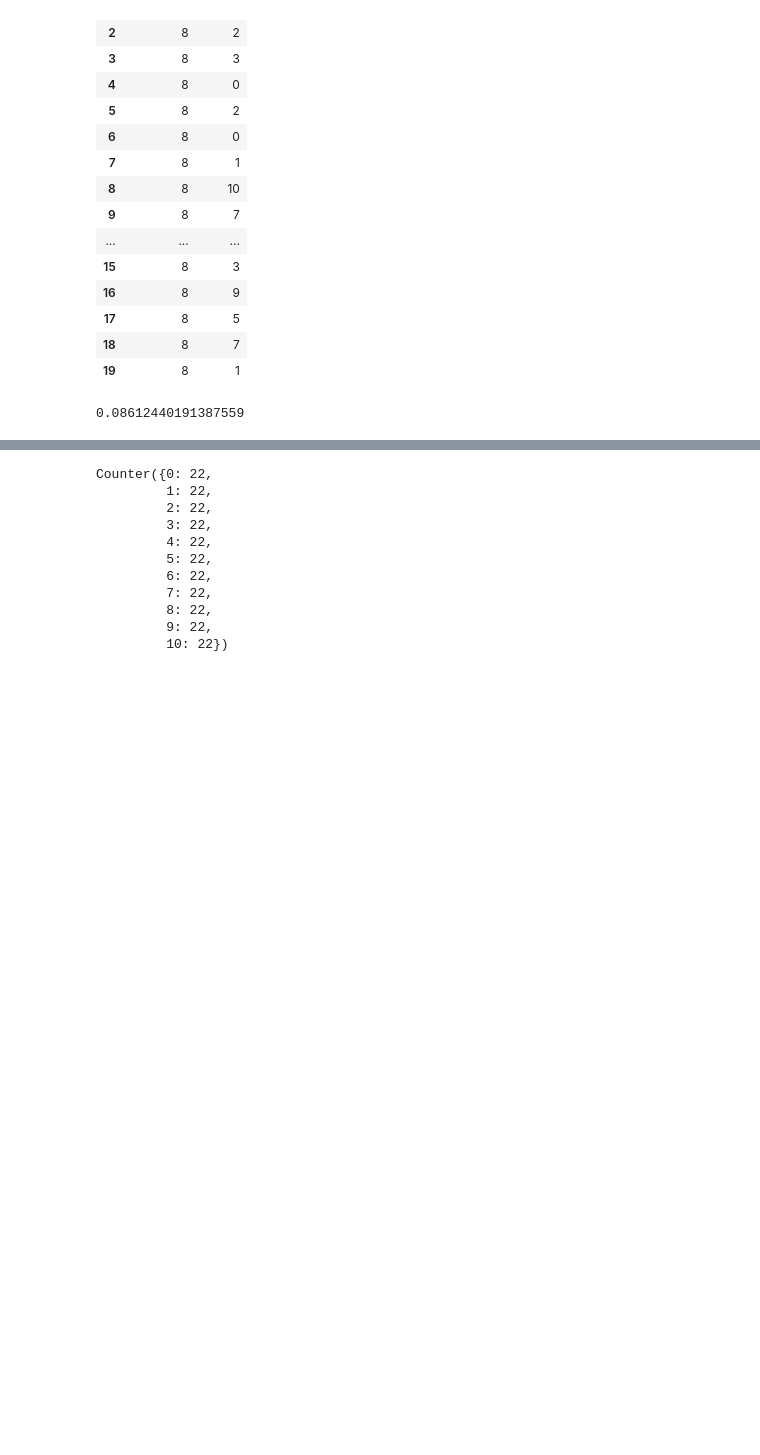
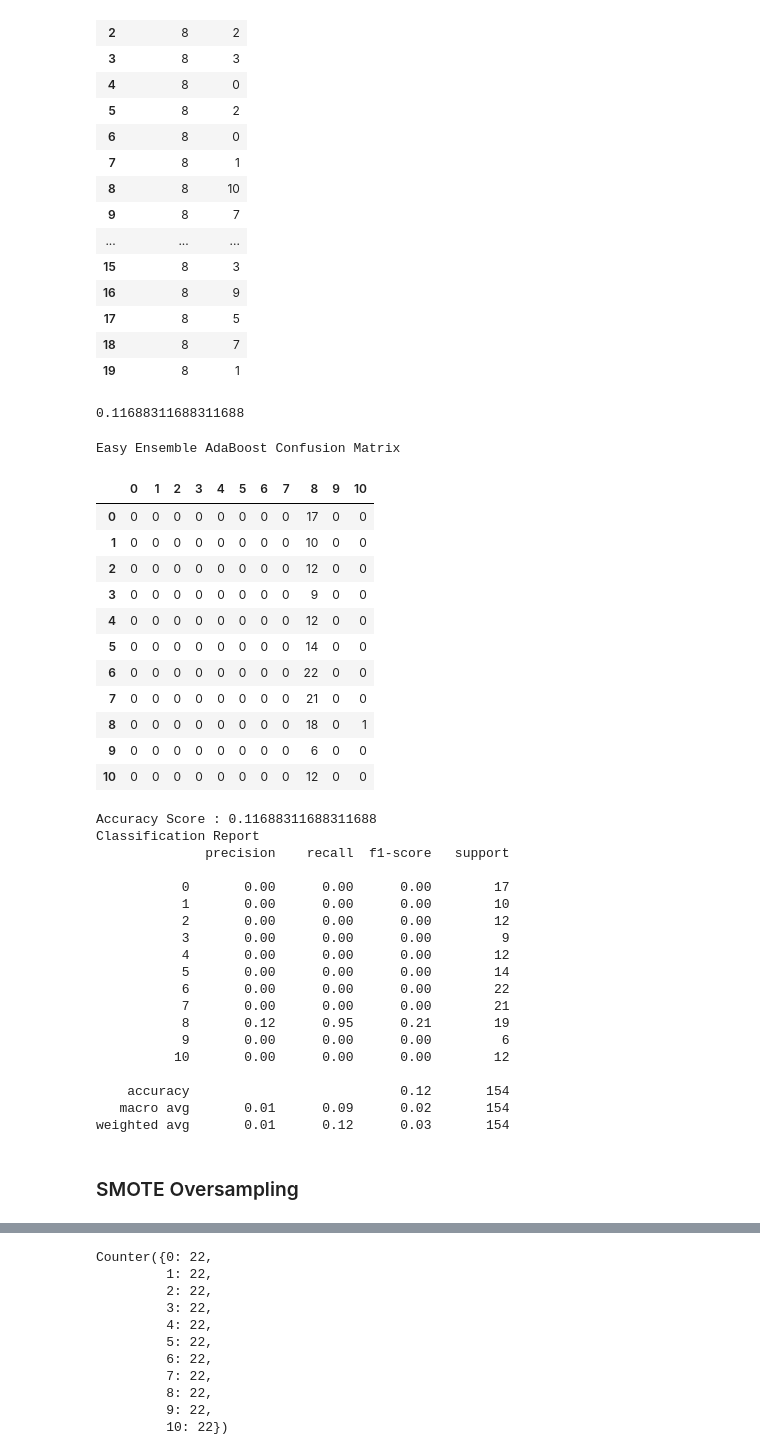
Before and after one commit to mbthompson14/final_project, a Jupyter notebook: linearregression_mental_health_music.ipynb, the cells around one changed output, grey strips where cells are left out. Cells and saved outputs as stored; diff of their text form; code cells hidden in the pictures; blank space fills up the shorter version.

Commit message:
updating machine models
updating machine learning models

```diff
--- a/linearregression_mental_health_music.ipynb
+++ b/linearregression_mental_health_music.ipynb
@@ -139,9 +246,9 @@ model.fit(X_resampled, y_resampled)
 # %% [output]
 LogisticRegression(random_state=1)
 # %%
-y_pred = model.predict(X_test)
+y_pred2 = model.predict(X_test)
 
-results = pd.DataFrame({"Prediction": y_pred, "Actual": y_test}).reset_index(drop=True)
+results = pd.DataFrame({"Prediction": y_pred2, "Actual": y_test}).reset_index(drop=True)
 results.head(20)
 # %% [output]
 |  | Prediction | Actual |
@@ -162,9 +269,9 @@ results.head(20)
 | 18 | 8 | 7 |
 | 19 | 8 | 1 |
 # %%
-# Calculated the balanced accuracy score
-from sklearn.metrics import balanced_accuracy_score
-ovr_bal_acc_score=balanced_accuracy_score(y_test, y_pred)
-ovr_bal_acc_score
+# Calculated the accuracy score
+
+ovr_acc_score=accuracy_score(y_test, y_pred2)
+ovr_acc_score
 # %% [output]
-0.08612440191387559
+0.11688311688311688
@@ -173,3 +278,52 @@ ovr_bal_acc_score
+# %%
+# Calculating the confusion matrix.
+cm3 = confusion_matrix(y_test, y_pred2)
+
+# Create a DataFrame from the confusion matrix.
+cm_df3 = pd.DataFrame(
+    cm3)
+
+# Displaying results
+print("Easy Ensemble AdaBoost Confusion Matrix")
+display(cm_df3)
+print(f"Accuracy Score : {ovr_acc_score}")
+print("Classification Report")
+print(classification_report(y_test, y_pred2))
+# %% [output]
+Easy Ensemble AdaBoost Confusion Matrix
+|  | 0 | 1 | 2 | 3 | 4 | 5 | 6 | 7 | 8 | 9 | 10 |
+| 0 | 0 | 0 | 0 | 0 | 0 | 0 | 0 | 0 | 17 | 0 | 0 |
+| 1 | 0 | 0 | 0 | 0 | 0 | 0 | 0 | 0 | 10 | 0 | 0 |
+| 2 | 0 | 0 | 0 | 0 | 0 | 0 | 0 | 0 | 12 | 0 | 0 |
+| 3 | 0 | 0 | 0 | 0 | 0 | 0 | 0 | 0 | 9 | 0 | 0 |
+| 4 | 0 | 0 | 0 | 0 | 0 | 0 | 0 | 0 | 12 | 0 | 0 |
+| 5 | 0 | 0 | 0 | 0 | 0 | 0 | 0 | 0 | 14 | 0 | 0 |
+| 6 | 0 | 0 | 0 | 0 | 0 | 0 | 0 | 0 | 22 | 0 | 0 |
+| 7 | 0 | 0 | 0 | 0 | 0 | 0 | 0 | 0 | 21 | 0 | 0 |
+| 8 | 0 | 0 | 0 | 0 | 0 | 0 | 0 | 0 | 18 | 0 | 1 |
+| 9 | 0 | 0 | 0 | 0 | 0 | 0 | 0 | 0 | 6 | 0 | 0 |
+| 10 | 0 | 0 | 0 | 0 | 0 | 0 | 0 | 0 | 12 | 0 | 0 |
+Accuracy Score : 0.11688311688311688
+Classification Report
+              precision    recall  f1-score   support
+
+           0       0.00      0.00      0.00        17
+           1       0.00      0.00      0.00        10
+           2       0.00      0.00      0.00        12
+           3       0.00      0.00      0.00         9
+           4       0.00      0.00      0.00        12
+           5       0.00      0.00      0.00        14
+           6       0.00      0.00      0.00        22
+           7       0.00      0.00      0.00        21
+           8       0.12      0.95      0.21        19
+           9       0.00      0.00      0.00         6
+          10       0.00      0.00      0.00        12
+
+    accuracy                           0.12       154
+   macro avg       0.01      0.09      0.02       154
+weighted avg       0.01      0.12      0.03       154
+# %% [markdown]
+### SMOTE Oversampling
 # %%
 # Resample the training data with SMOTE
 from imblearn.over_sampling import SMOTE
```
Also changed, not shown: parts of 24 cells of this notebook, 1 other file.
